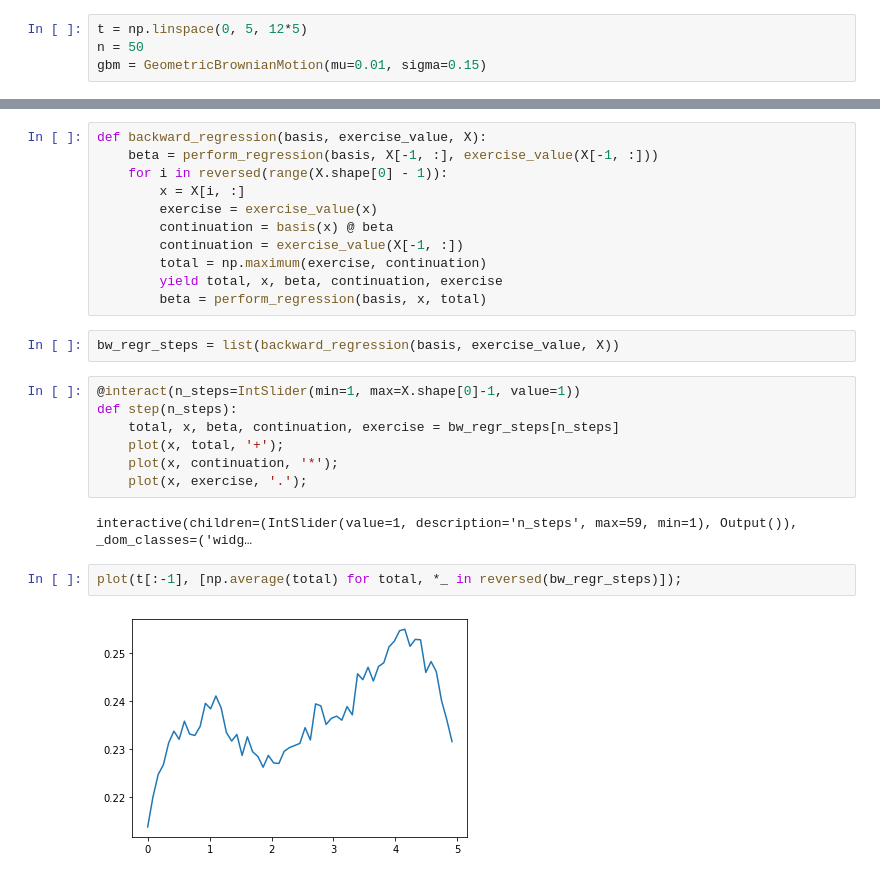
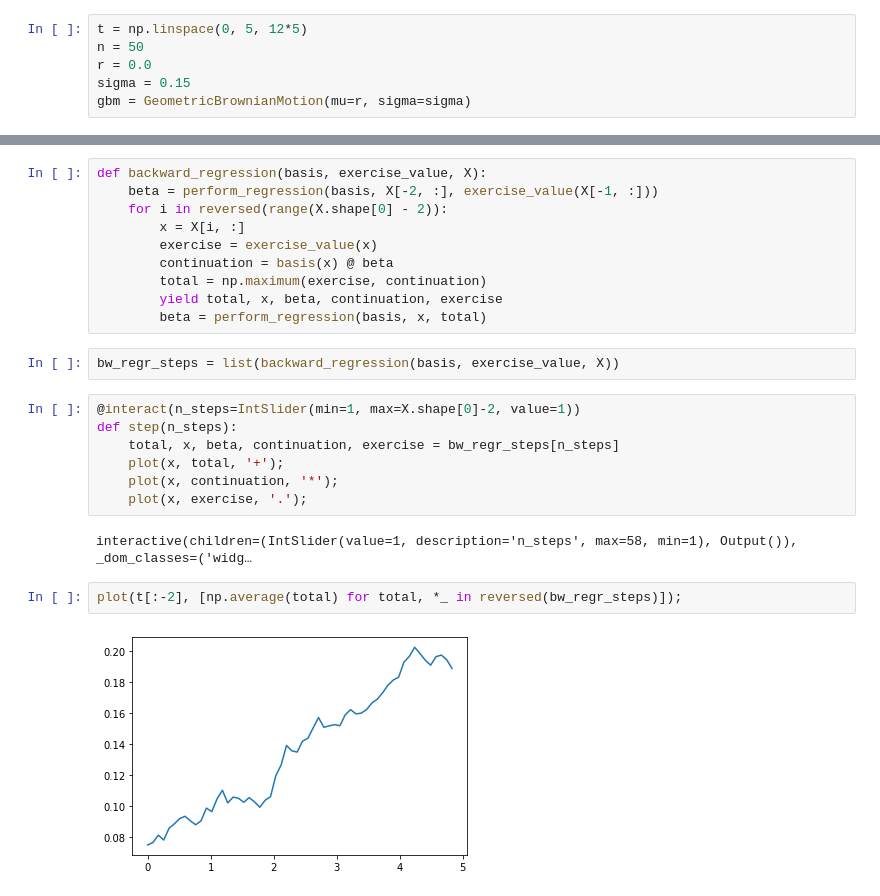
Before and after one commit to luphord/longstaff_schwartz, a Jupyter notebook: notebooks/Tinkering II.ipynb, the cells around one changed output, grey strips where cells are left out. Saved outputs shown, nothing was run; the diff lists cells and outputs as text.

Commit message:
fix index in backward regression and set drift to 0

```diff
--- a/notebooks/Tinkering II.ipynb
+++ b/notebooks/Tinkering II.ipynb
@@ -13,7 +13,9 @@ rnd = RandomState(seed=1234)
 # %%
 t = np.linspace(0, 5, 12*5)
 n = 50
-gbm = GeometricBrownianMotion(mu=0.01, sigma=0.15)
+r = 0.0
+sigma = 0.15
+gbm = GeometricBrownianMotion(mu=r, sigma=sigma)
 # %%
 X = gbm.simulate(t, n, rnd)
 X.shape
@@ -66,29 +72,28 @@ plot(X[-2,:], basis(X[-2, :]) @ beta, '+');
 # %%
 def backward_regression(basis, exercise_value, X):
-    beta = perform_regression(basis, X[-1, :], exercise_value(X[-1, :]))
-    for i in reversed(range(X.shape[0] - 1)):
+    beta = perform_regression(basis, X[-2, :], exercise_value(X[-1, :]))
+    for i in reversed(range(X.shape[0] - 2)):
         x = X[i, :]
         exercise = exercise_value(x)
         continuation = basis(x) @ beta
-        continuation = exercise_value(X[-1, :])
         total = np.maximum(exercise, continuation)
         yield total, x, beta, continuation, exercise
         beta = perform_regression(basis, x, total)
 # %%
 bw_regr_steps = list(backward_regression(basis, exercise_value, X))
 # %%
-@interact(n_steps=IntSlider(min=1, max=X.shape[0]-1, value=1))
+@interact(n_steps=IntSlider(min=1, max=X.shape[0]-2, value=1))
 def step(n_steps):
     total, x, beta, continuation, exercise = bw_regr_steps[n_steps]
     plot(x, total, '+');
     plot(x, continuation, '*');
     plot(x, exercise, '.');
 # %% [output]
-interactive(children=(IntSlider(value=1, description='n_steps', max=59, min=1), Output()), _dom_classes=('widg…
+interactive(children=(IntSlider(value=1, description='n_steps', max=58, min=1), Output()), _dom_classes=('widg…
 # %%
-plot(t[:-1], [np.average(total) for total, *_ in reversed(bw_regr_steps)]);
+plot(t[:-2], [np.average(total) for total, *_ in reversed(bw_regr_steps)]);
 # %% [output]
-[figure, old version]
+[figure, new version]
 # %%
 for total, x, beta, continuation, exercise in backward_regression(basis, exercise_value, X):
     print(beta)
```
Also changed, not shown: parts of 10 cells of this notebook.
